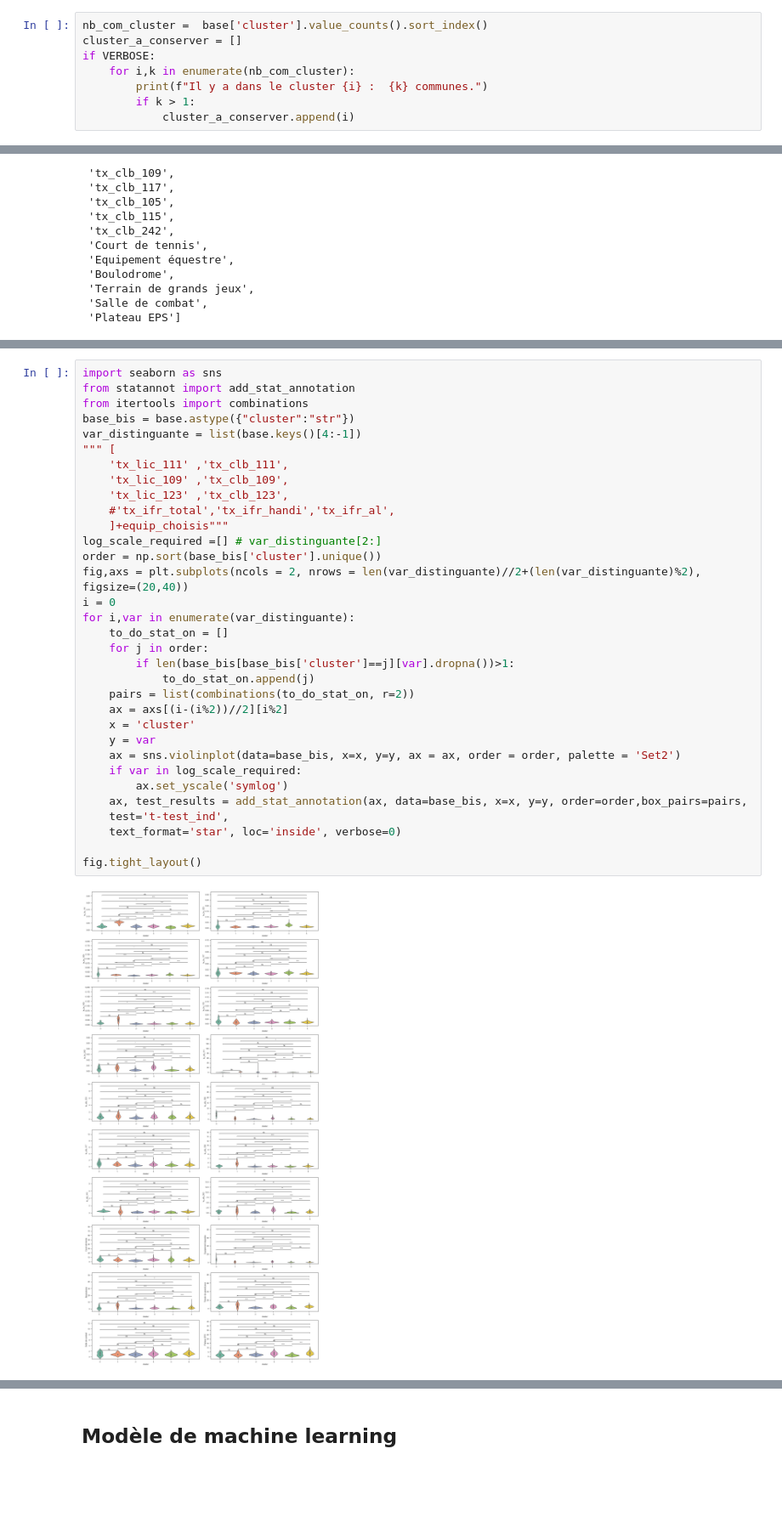
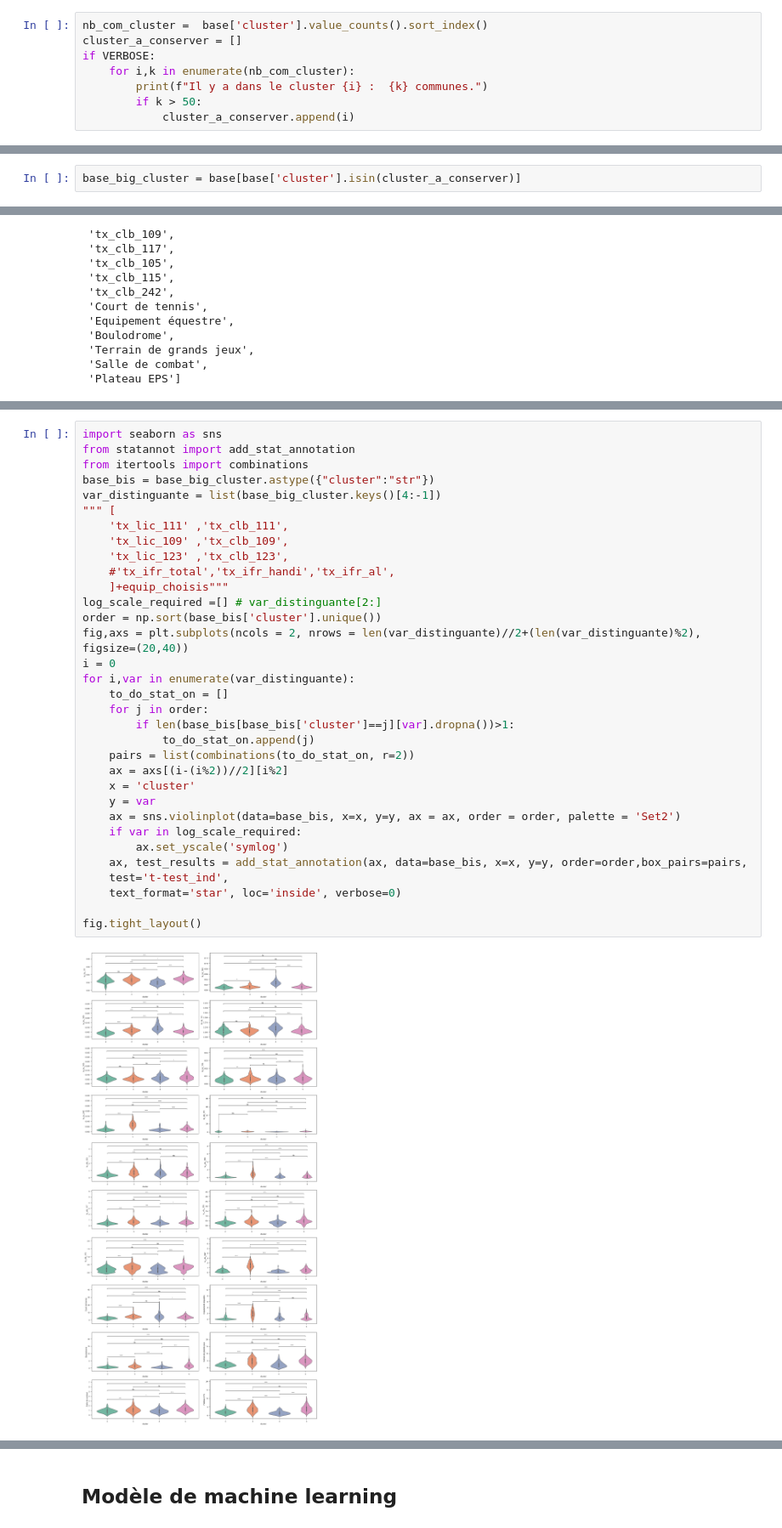
Before and after one commit to LeoMaurice/SportsParticipationEconomicGeographic, a Jupyter notebook: rendu.ipynb, the cells around one changed output, grey strips where cells are left out. Shown at 85% size. Saved outputs shown, nothing was run; the diff lists cells and outputs as text; blank space fills up the shorter version.

```diff
--- a/rendu.ipynb
+++ b/rendu.ipynb
@@ -851,7 +851,7 @@ cluster_a_conserver = []
 if VERBOSE:
     for i,k in enumerate(nb_com_cluster):
         print(f"Il y a dans le cluster {i} :  {k} communes.")
-        if k > 1:
+        if k > 50:
             cluster_a_conserver.append(i)
 # %% [output]
 Il y a dans le cluster 0 :  6 communes.
@@ -880,3 +880,5 @@ On visualise ici les clusters ainsi obtenus en fonction des données sportives.
+# %%
+base_big_cluster = base[base['cluster'].isin(cluster_a_conserver)]
 # %%
 import seaborn as sns
 sns.set_theme(style="ticks", palette= 'Set2')
@@ -924,34 +933,34 @@ base.drop(indexNames , inplace=True)
 import seaborn as sns
 from statannot import add_stat_annotation
 from itertools import combinations
-base_bis = base.astype({"cluster":"str"})
-var_distinguante = list(base.keys()[4:-1])
+base_bis = base_big_cluster.astype({"cluster":"str"})
+var_distinguante = list(base_big_cluster.keys()[4:-1])
 """ [
     'tx_lic_111' ,'tx_clb_111',
     'tx_lic_109' ,'tx_clb_109',
     'tx_lic_123' ,'tx_clb_123',
     #'tx_ifr_total','tx_ifr_handi','tx_ifr_al',
     ]+equip_choisis"""
 log_scale_required =[] # var_distinguante[2:]
 order = np.sort(base_bis['cluster'].unique())
 fig,axs = plt.subplots(ncols = 2, nrows = len(var_distinguante)//2+(len(var_distinguante)%2), figsize=(20,40))
 i = 0
 for i,var in enumerate(var_distinguante):
     to_do_stat_on = []
     for j in order:
         if len(base_bis[base_bis['cluster']==j][var].dropna())>1:
             to_do_stat_on.append(j)
     pairs = list(combinations(to_do_stat_on, r=2))
     ax = axs[(i-(i%2))//2][i%2]
     x = 'cluster'
     y = var
     ax = sns.violinplot(data=base_bis, x=x, y=y, ax = ax, order = order, palette = 'Set2')
     if var in log_scale_required:
         ax.set_yscale('symlog')
     ax, test_results = add_stat_annotation(ax, data=base_bis, x=x, y=y, order=order,box_pairs=pairs,
     test='t-test_ind',
     text_format='star', loc='inside', verbose=0)
 
 fig.tight_layout()
 # %% [output]
-[figure, old version]
+[figure, new version]
```
Also changed, not shown: parts of 19 cells of this notebook.
